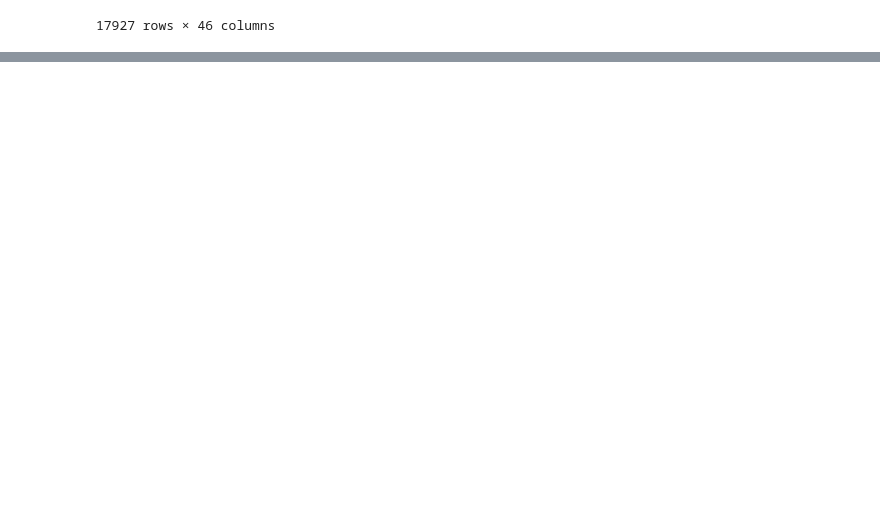
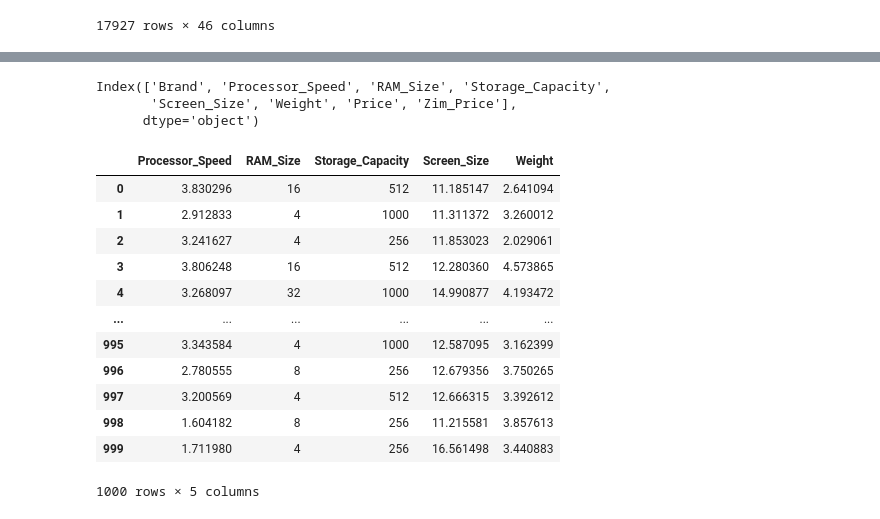
Before and after one commit to TonyHamilton10/MachineLearning, a Jupyter notebook: Tutorials.ipynb, the cells around one changed output, grey strips where cells are left out. Drawn from its saved outputs; the diff is of its cells as text; code cells hidden in the pictures; blank space fills up the shorter version.

```diff
--- a/Tutorials.ipynb
+++ b/Tutorials.ipynb
@@ -1043,0 +1144,25 @@ fifa_data_prep.iloc[:, 15:]
+# %%
+laptop_data.columns
+# %% [output]
+Index(['Brand', 'Processor_Speed', 'RAM_Size', 'Storage_Capacity',
+       'Screen_Size', 'Weight', 'Price', 'Zim_Price'],
+      dtype='object')
+# %%
+y =laptop_data['Zim_Price']
+X = laptop_data[['Processor_Speed', 'RAM_Size', 'Storage_Capacity','Screen_Size', 'Weight']]
+# %%
+X
+# %% [output]
+|  | Processor_Speed | RAM_Size | Storage_Capacity | Screen_Size | Weight |
+| 0 | 3.830296 | 16 | 512 | 11.185147 | 2.641094 |
+| 1 | 2.912833 | 4 | 1000 | 11.311372 | 3.260012 |
+| 2 | 3.241627 | 4 | 256 | 11.853023 | 2.029061 |
+| 3 | 3.806248 | 16 | 512 | 12.280360 | 4.573865 |
+| 4 | 3.268097 | 32 | 1000 | 14.990877 | 4.193472 |
+| ... | ... | ... | ... | ... | ... |
+| 995 | 3.343584 | 4 | 1000 | 12.587095 | 3.162399 |
+| 996 | 2.780555 | 8 | 256 | 12.679356 | 3.750265 |
+| 997 | 3.200569 | 4 | 512 | 12.666315 | 3.392612 |
+| 998 | 1.604182 | 8 | 256 | 11.215581 | 3.857613 |
+| 999 | 1.711980 | 4 | 256 | 16.561498 | 3.440883 |
+1000 rows × 5 columns
```
Also changed, not shown: parts of 27 cells of this notebook, 4 other files.
